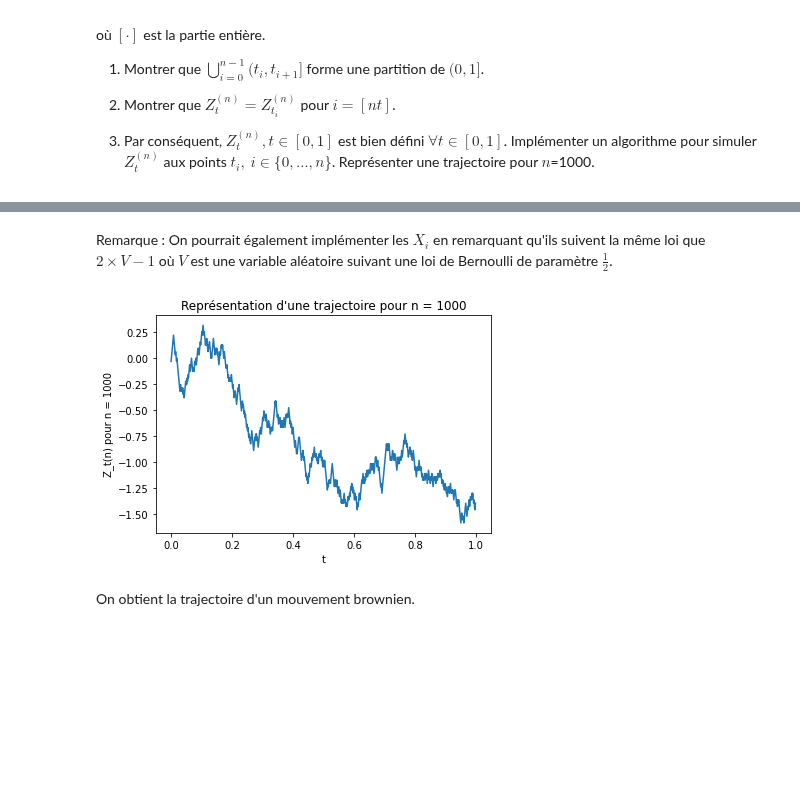
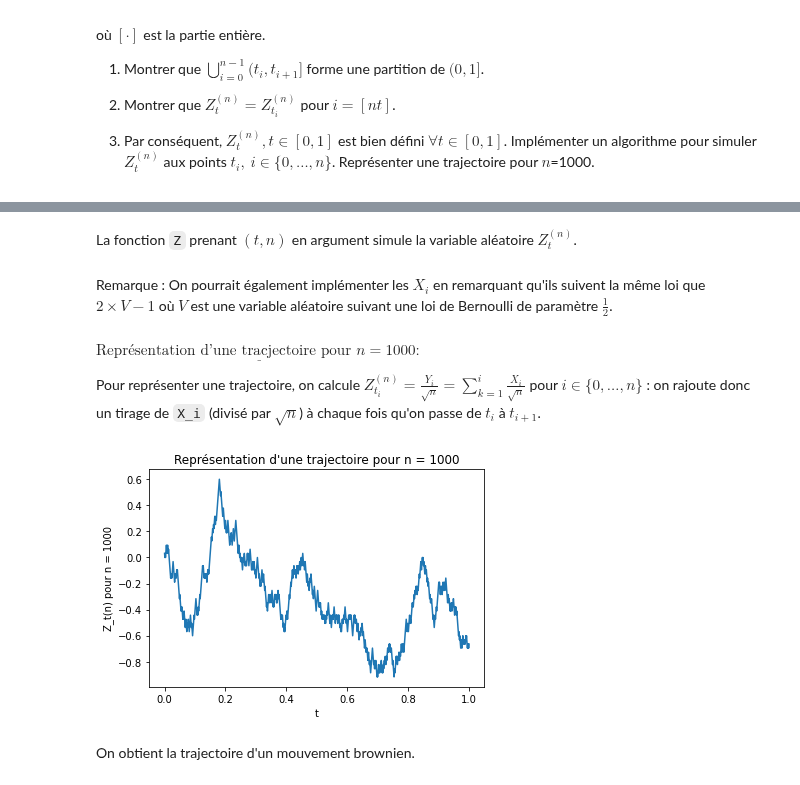
Before and after one commit to gabrielleberrada/projet_num_proba, a Jupyter notebook: Projet_numerique_de_Probabilités_2022 - enonce.ipynb, the cells around one changed output, grey strips where cells are left out. Saved outputs shown, nothing was run; the diff lists cells and outputs as text; code cells hidden in the pictures; blank space fills up the shorter version.

```diff
--- a/Projet_numerique_de_Probabilités_2022 - enonce.ipynb
+++ b/Projet_numerique_de_Probabilités_2022 - enonce.ipynb
@@ -188,18 +176,36 @@ def Z_list(n):
+# %% [markdown]
+La fonction `Z` prenant $(t, n)$ en argument simule la variable aléatoire $Z^{(n)}_t$.
 # %% [markdown]
 Remarque : On pourrait également implémenter les $X_i$ en remarquant qu'ils suivent la même loi que $2\times V -1$ où $V$ est une variable aléatoire suivant une loi de Bernoulli de paramètre $\frac{1}{2}$.
+# %% [markdown]
+$\underline{\text{Représentation d'une tracjectoire pour } n=1000 :}$
+
+Pour représenter une trajectoire, on calcule $Z^{(n)}_{t_i} = \frac{Y_i}{\sqrt n} = \sum_{k = 1}^{i} \frac{X_i}{\sqrt n}$ pour $i \in\{0,\ldots,n\}$ : on rajoute donc un tirage de `X_i` (divisé par $\sqrt n$) à chaque fois qu'on passe de $t_i$ à $t_{i+1}$.
+# %%
+def Z_traj(n):
+    """
+    Args: n.
+
+    Returns: une liste contenant la trajectoire pour un n donné.
+    """
+    Z = 0
+    traj = []
+    for _ in range(n+1):
+        Z += X_i()
+        traj.append(Z/sqrt(n))
+    return traj
 # %%
 n = 1_000
 
-X = [i/n for i in range(n)]
-Y = Z_list(n)
-
-plt.plot(X, Y)
+T = [i/n for i in range(n+1)]
+Z = Z_traj(n)
+plt.plot(T, Z)
 plt.xlabel('t')
 plt.ylabel('Z_t(n) pour n = 1000')
 plt.title("Représentation d'une trajectoire pour n = 1000")
 plt.show()
 # %% [output]
-[figure, old version]
+[figure, new version]
 # %% [markdown]
 On obtient la trajectoire d'un mouvement brownien.
 # %% [markdown]
```
Also changed, not shown: parts of 29 cells of this notebook.
